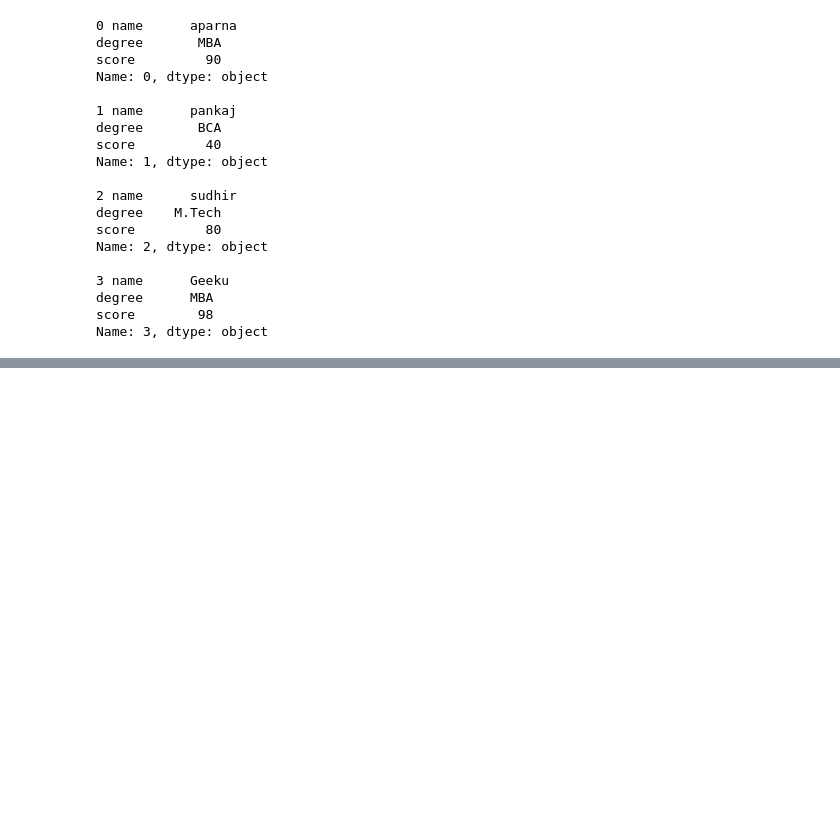
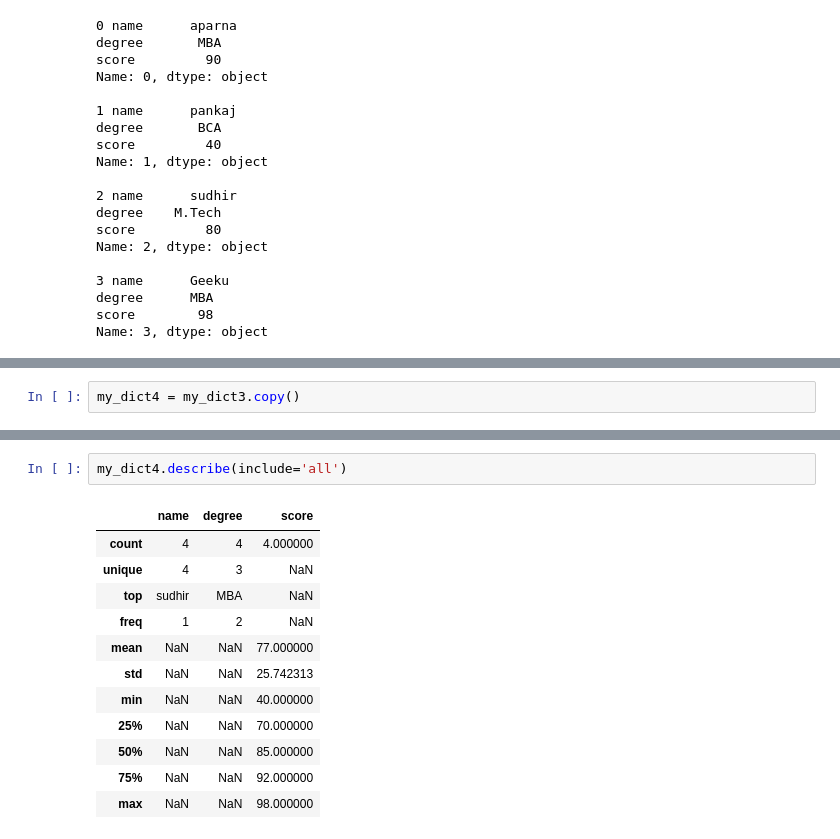
Before and after one commit to alaminbhuyan/Visualization, a Jupyter notebook: Pandas2/Geek_for_geek.ipynb, the cells around one changed output, grey strips where cells are left out. Cells and saved outputs as stored; diff of their text form; blank space fills up the shorter version.

```diff
--- a/Pandas2/Geek_for_geek.ipynb
+++ b/Pandas2/Geek_for_geek.ipynb
@@ -373,0 +386,2 @@ Name: 3, dtype: object
+# %%
+my_dict4 = my_dict3.copy()
@@ -373,0 +400,15 @@ Name: 3, dtype: object
+# %%
+my_dict4.describe(include='all')
+# %% [output]
+|  | name | degree | score |
+| count | 4 | 4 | 4.000000 |
+| unique | 4 | 3 | NaN |
+| top | sudhir | MBA | NaN |
+| freq | 1 | 2 | NaN |
+| mean | NaN | NaN | 77.000000 |
+| std | NaN | NaN | 25.742313 |
+| min | NaN | NaN | 40.000000 |
+| 25% | NaN | NaN | 70.000000 |
+| 50% | NaN | NaN | 85.000000 |
+| 75% | NaN | NaN | 92.000000 |
+| max | NaN | NaN | 98.000000 |
```
Also changed, not shown: parts of 18 cells of this notebook, 5 other files.
